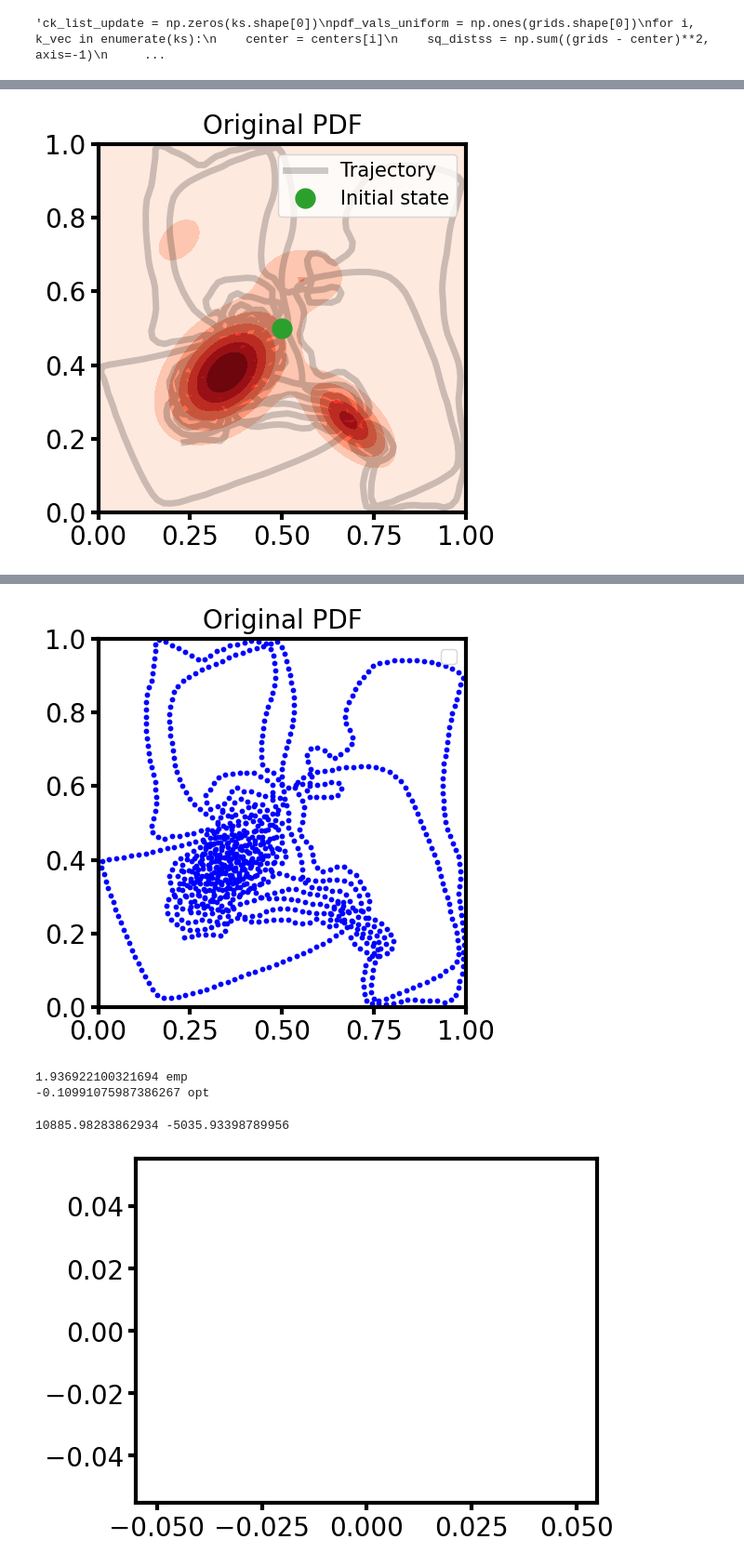
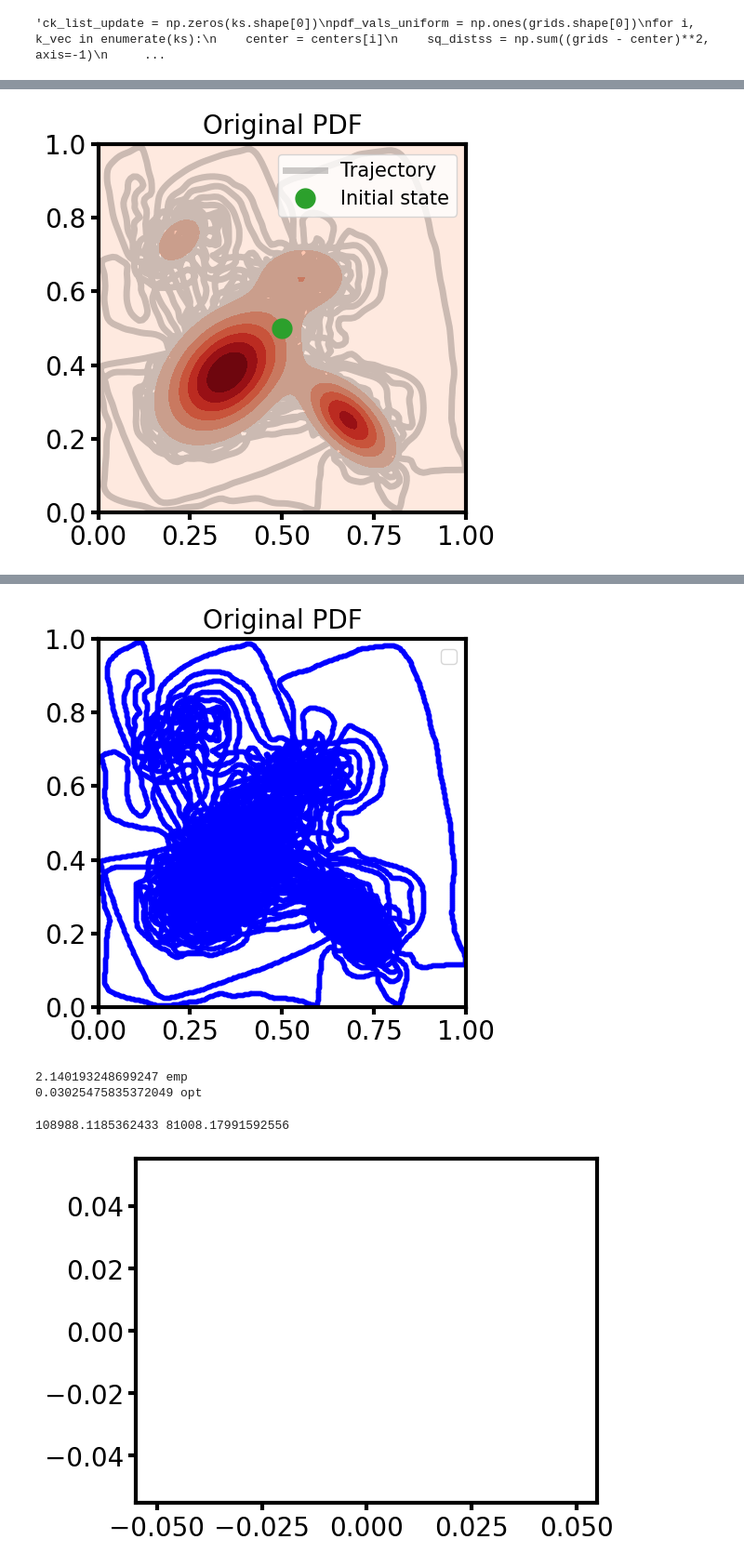
Before and after one commit to Justus-ui/Ergodic_control, a Jupyter notebook: smc_ergodic_different_basis.ipynb, the cells around one changed output, grey strips where cells are left out. Shown: that part at 93% size. Saved outputs shown, nothing was run; the diff lists cells and outputs as text; code cells hidden in the pictures.

```diff
--- a/smc_ergodic_different_basis.ipynb
+++ b/smc_ergodic_different_basis.ipynb
@@ -303,8 +303,8 @@ def compute_wasserstein_2d(p_vals, x_grid, y_grid, f_vals, n_samples=10000):
 # %%
 # Specify the dynamic system
 dt = 0.01
-tsteps = 10000
-ud = .2  # desired velocity 1 m/s
+tsteps = 100000
+ud = .1  # desired velocity 1 m/s
 results_fourier = []
 
 def dyn(xt, ut):
@@ -527,7 +537,7 @@ ax.legend(loc=1)
 plt.show()
 plt.close()
 # %% [output]
-[figure, old version]
+[figure, new version]
 # %%
 mu_samples = sample_from_density_2d(pdf_vals.reshape(num_grid, num_grid), grids_x, grids_y, n_samples = x_traj.shape[0])
 fig, ax = plt.subplots(figsize=(6, 5), dpi=100, tight_layout=True)
@@ -536,7 +546,7 @@ ax.set_xlim(0.0, L_list[0])
 ax.set_ylim(0.0, L_list[1])
 ax.set_title('Original PDF')
 #ax.contourf(grids_x, grids_y, pdf_vals.reshape(grids_x.shape), cmap='Reds')
-ax.scatter(x_traj[::10, 0], x_traj[::10, 1], s=10, color='blue')
+ax.scatter(x_traj[::5, 0], x_traj[::5, 1], s=10, color='blue')
 #ax.scatter(mu_samples[::10, 0], mu_samples[::10, 1], s=10, color='green')
 ax.legend(loc=1)
 plt.show()
@@ -546,4 +556,4 @@ plt.close()
-[figure, old version]
+[figure, new version]
 # %%
 import infomeasure as im
 mu_samples = sample_from_density_2d(pdf_vals.reshape(num_grid, num_grid), grids_x, grids_y, n_samples = x_traj.shape[0])
@@ -555,8 +565,8 @@ print(im.kld(mu_samples_test,mu_samples, approach='metric'), 'opt')
 #print(im.kld(mu_samples_test,mu_samples, approach='renyi', alpha=0.8), 'opt')
 #print(im.kld(mu_samples_test,mu_samples, approach='tsallis', q=0.8), 'opt')
 # %% [output]
-1.936922100321694 emp
--0.10991075987386267 opt
+2.140193248699247 emp
+0.03025475835372049 opt
 # %%
 from scipy.stats import gaussian_kde
 def sanov_upper_bound(f, pdf, bandwidth='silverman'):
@@ -687,7 +697,7 @@ samples = np.sum(np.log(pdf(x_traj)))
 # %%
 print(optimal, samples)
 # %% [output]
-10885.98283862934 -5035.93398789956
+108988.1185362433 81008.17991592556
 # %%
 plt.plot(Wasserstein)
 plt.show()
```
Also changed, not shown: parts of 4 cells of this notebook, 2 other files.
